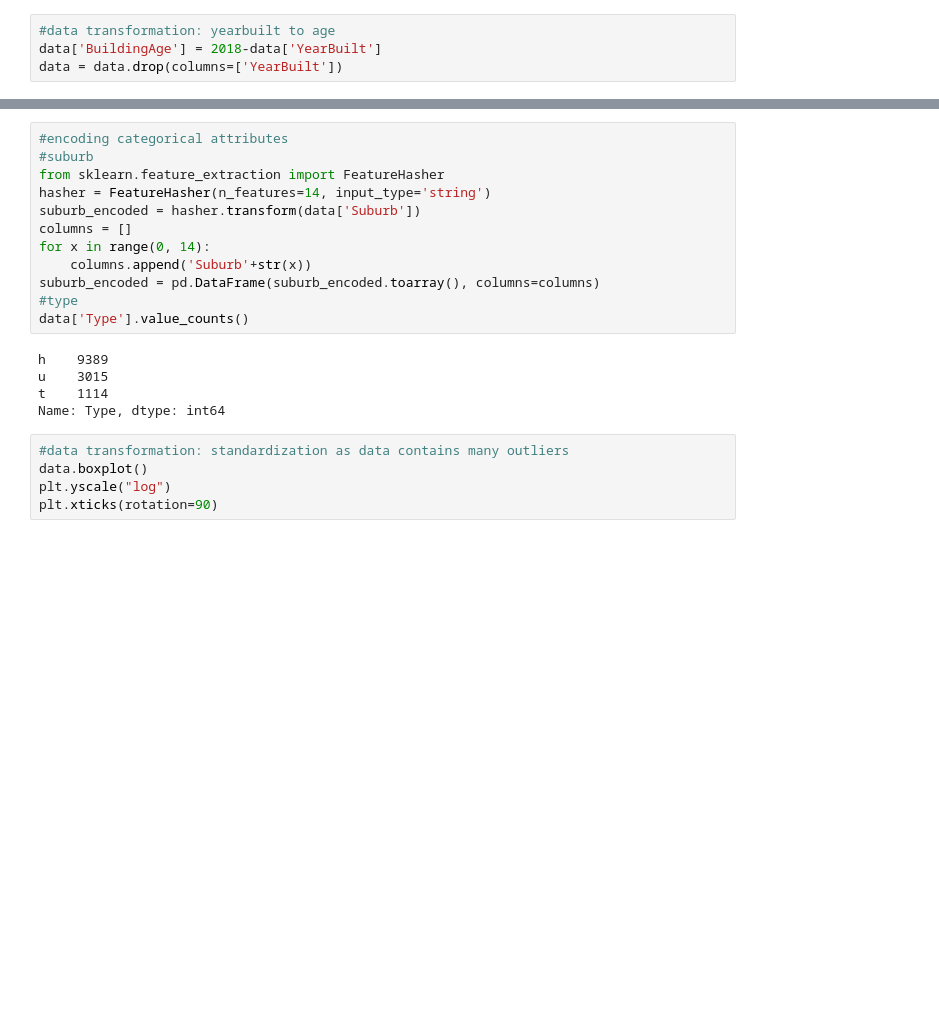
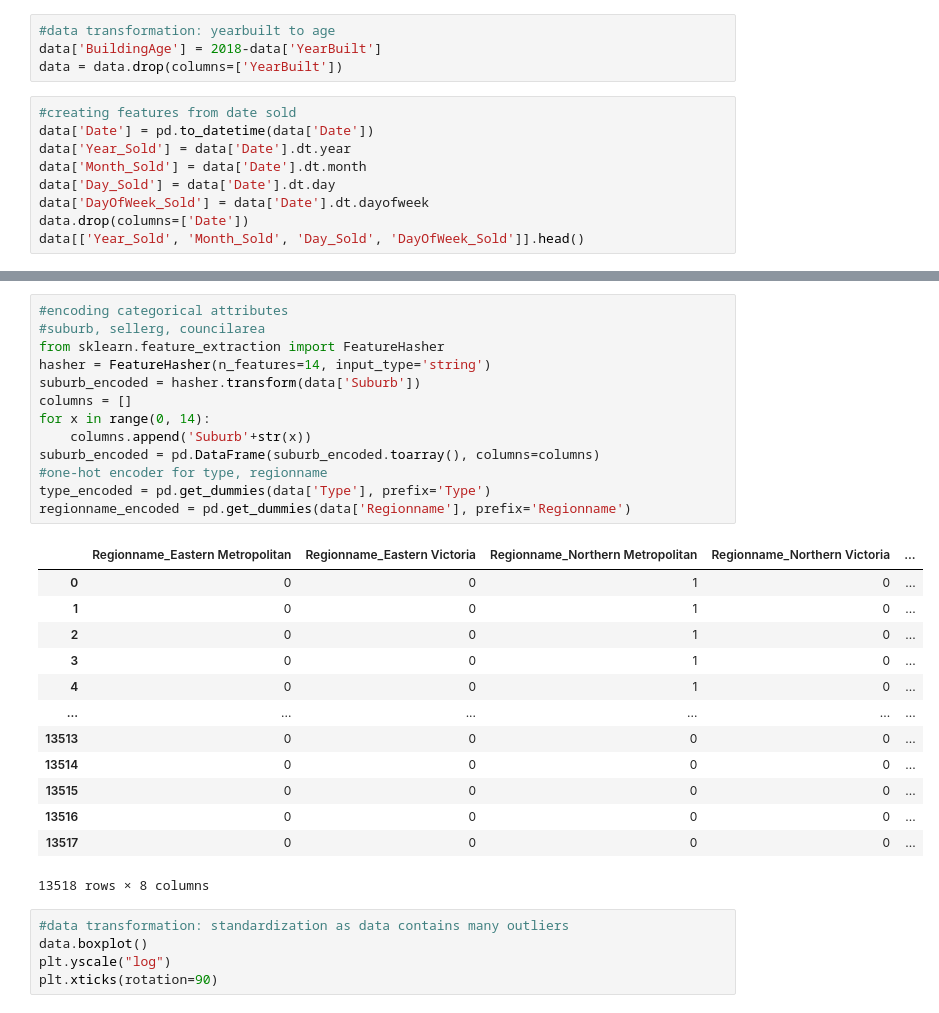
Before and after one commit to LoyChaiEe/SC5001, a Jupyter notebook: project.ipynb, the cells around one changed output, grey strips where cells are left out. Drawn from its saved outputs; the diff is of its cells as text; blank space fills up the shorter version.

```diff
--- a/project.ipynb
+++ b/project.ipynb
@@ -93,3 +93,12 @@ data['CouncilArea'] = data['CouncilArea'].fillna(data['CouncilArea'].mode()[0])
 #data transformation: yearbuilt to age
 data['BuildingAge'] = 2018-data['YearBuilt']
 data = data.drop(columns=['YearBuilt'])
+# %%
+#creating features from date sold
+data['Date'] = pd.to_datetime(data['Date'])
+data['Year_Sold'] = data['Date'].dt.year
+data['Month_Sold'] = data['Date'].dt.month
+data['Day_Sold'] = data['Date'].dt.day
+data['DayOfWeek_Sold'] = data['Date'].dt.dayofweek
+data.drop(columns=['Date'])
+data[['Year_Sold', 'Month_Sold', 'Day_Sold', 'DayOfWeek_Sold']].head()
@@ -119,21 +136,31 @@ Western Victoria                32
 Name: Regionname, dtype: int64
 # %%
 #encoding categorical attributes
-#suburb
+#suburb, sellerg, councilarea
 from sklearn.feature_extraction import FeatureHasher
 hasher = FeatureHasher(n_features=14, input_type='string')
 suburb_encoded = hasher.transform(data['Suburb'])
 columns = []
 for x in range(0, 14):
     columns.append('Suburb'+str(x))
 suburb_encoded = pd.DataFrame(suburb_encoded.toarray(), columns=columns)
-#type
-data['Type'].value_counts()
+#one-hot encoder for type, regionname
+type_encoded = pd.get_dummies(data['Type'], prefix='Type')
+regionname_encoded = pd.get_dummies(data['Regionname'], prefix='Regionname')
 # %% [output]
+|  | Regionname_Eastern Metropolitan | Regionname_Eastern Victoria | Regionname_Northern Metropolitan | Regionname_Northern Victoria | ... |
+| 0 | 0 | 0 | 1 | 0 | ... |
+| 1 | 0 | 0 | 1 | 0 | ... |
+| 2 | 0 | 0 | 1 | 0 | ... |
+| 3 | 0 | 0 | 1 | 0 | ... |
+| 4 | 0 | 0 | 1 | 0 | ... |
+| ... | ... | ... | ... | ... | ... |
+| 13513 | 0 | 0 | 0 | 0 | ... |
+| 13514 | 0 | 0 | 0 | 0 | ... |
+| 13515 | 0 | 0 | 0 | 0 | ... |
+| 13516 | 0 | 0 | 0 | 0 | ... |
+| 13517 | 0 | 0 | 0 | 0 | ... |
-h    9389
-u    3015
-t    1114
-Name: Type, dtype: int64
+13518 rows × 8 columns
 # %%
 #data transformation: standardization as data contains many outliers
 data.boxplot()
```
Also changed, not shown: parts of 3 cells of this notebook.
